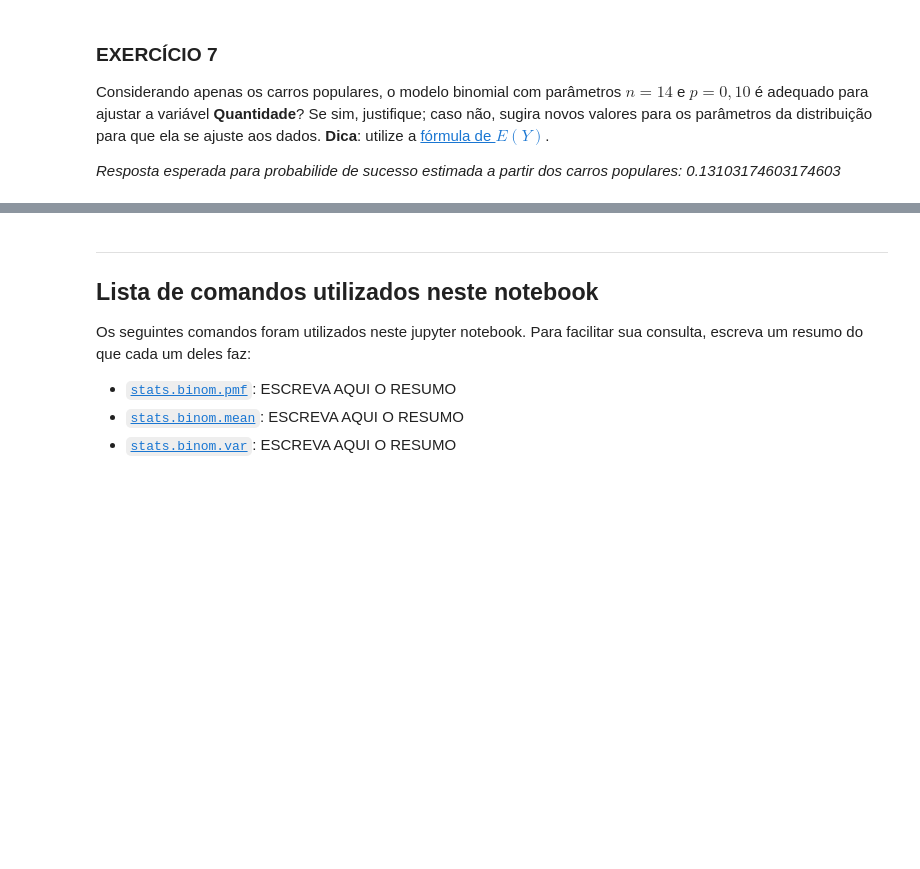
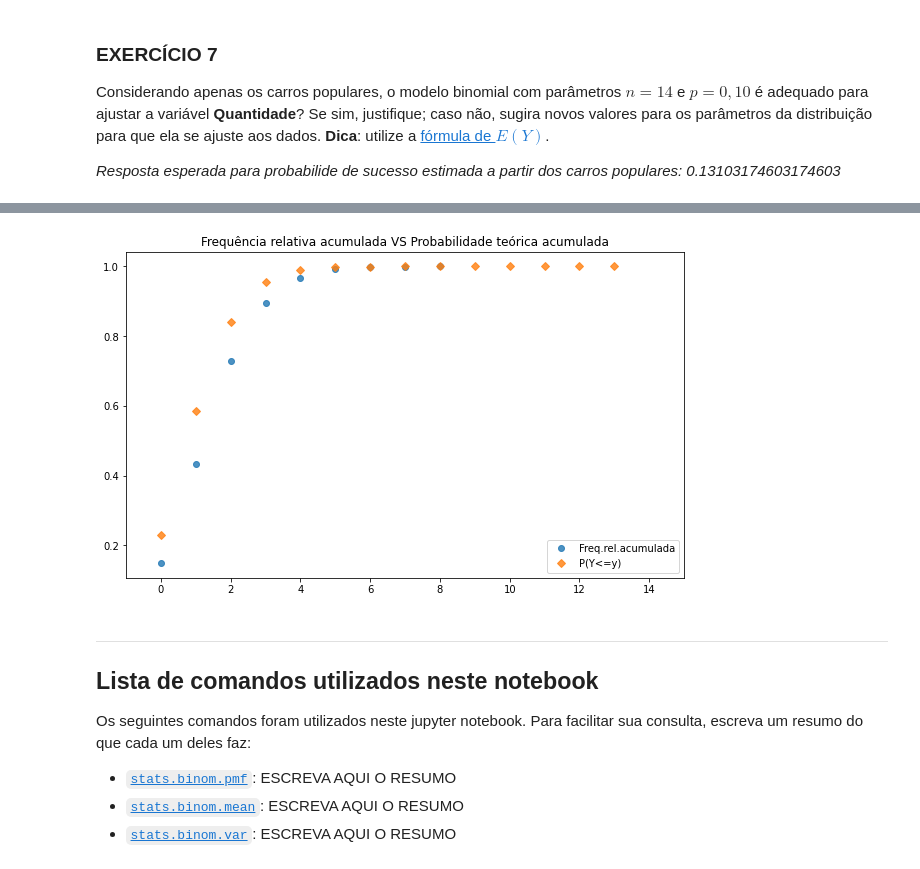
Before and after one commit to rodrigogapires/CD21-1, a Jupyter notebook: aula11/Aula11_Atividade_ModelosProbabilísticosDiscretos.ipynb, the cells around one changed output, grey strips where cells are left out. Saved outputs shown, nothing was run; the diff lists cells and outputs as text; code cells hidden in the pictures; blank space fills up the shorter version.

```diff
--- a/aula11/Aula11_Atividade_ModelosProbabilísticosDiscretos.ipynb
+++ b/aula11/Aula11_Atividade_ModelosProbabilísticosDiscretos.ipynb
@@ -247,3 +394,21 @@ Considerando apenas os carros populares, o modelo binomial com parâmetros $n=14
+# %%
+fra = fr.cumsum()
+n = 14
+p = 0.1
+
+eixo_x_cont = np.linspace(0, n+1,200)
+fda = stats.binom.cdf(range(n), n=n, p=p)
+
+plt.figure(figsize=(10,6))
+
+plt.plot(range(len(fra)), fra, 'o', alpha=0.8)
+plt.plot(range(n), fda, 'D', alpha=0.8)
+plt.legend(('Freq.rel.acumulada','P(Y<=y)'), loc='lower right')
+plt.title('Frequência relativa acumulada VS Probabilidade teórica acumulada')
+plt.xlim(-1,15)
+plt.show()
+# %% [output]
+[figure, added]
 # %% [markdown]
 <div id="comandos"></div>
 
```
Also changed, not shown: parts of 17 cells of this notebook, 1 other file.
